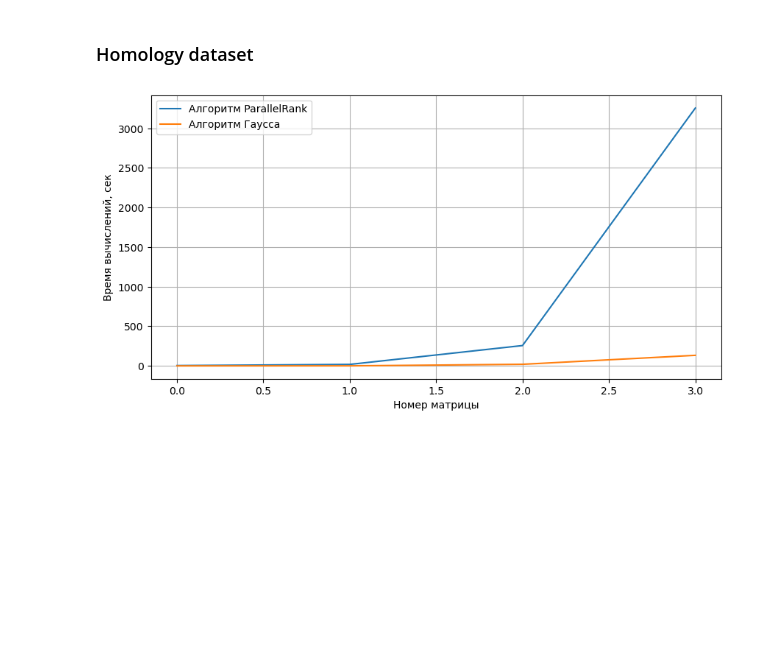
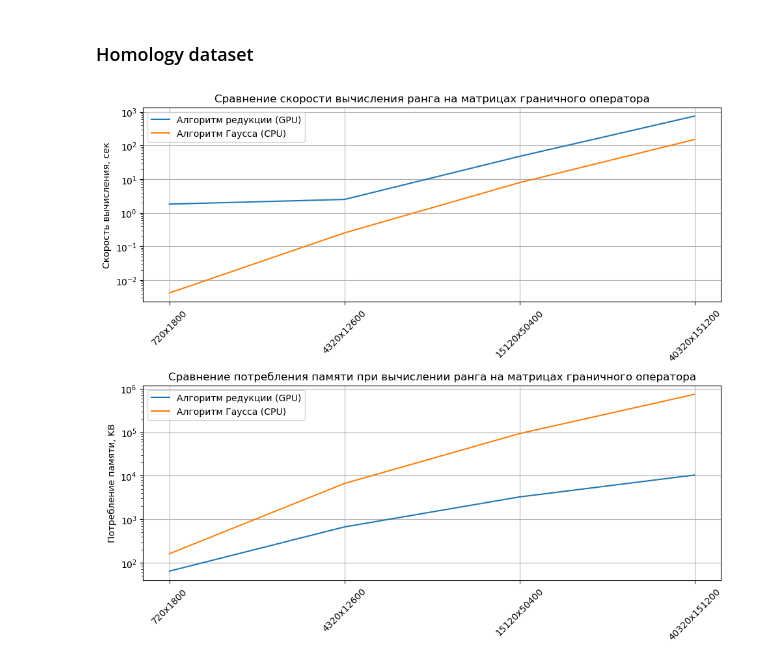
Before and after one commit to MShepelin/Parallel-Algorithms, a Jupyter notebook: analysis.ipynb, the cells around one changed output. Drawn from its saved outputs; the diff is of its cells as text; code cells hidden in the pictures; blank space fills up the shorter version.

```diff
--- a/analysis.ipynb
+++ b/analysis.ipynb
@@ -212,39 +212,70 @@ plt.show()
 [figure]
 # %% [markdown]
 ### Homology dataset
+# %%
+matrix = rand(100, 100, density=1e-3, format='csr', dtype=np.int8)
+for i in range(4):
+    find_rank(matrix.indptr, matrix.indices, matrix.shape[1], matrix.shape[0])
 # %%
 from time import perf_counter
 
 cpu_time = []
-cpu_res = []
+cpu_mem = []
 gpu_time = []
-gpu_res = []
+gpu_mem = []
 
 for i in range(4):
     matrix = load_npz("data/homology/PathGraph{}.npz".format(i))
+
     time_start = perf_counter()
-    rank1 = find_rank(matrix.indptr, matrix.indices, matrix.shape[1], matrix.shape[0])
+    rank, mem = find_rank(matrix.indptr, matrix.indices, matrix.shape[1], matrix.shape[0], algorithm='hom', log_memory=True)
     time_stop = perf_counter()
     gpu_time.append(time_stop-time_start)
-    gpu_res.append(rank1)
+    gpu_mem.append(mem)
 
     time_start = perf_counter()
-    rank2 = find_rank(matrix.indptr, matrix.indices, matrix.shape[1], matrix.shape[0], algorithm='gauss')
+    rank, mem = find_rank(matrix.indptr, matrix.indices, matrix.shape[1], matrix.shape[0], algorithm='gauss', log_memory=True)
     time_stop = perf_counter()
     cpu_time.append(time_stop-time_start)
-    cpu_res.append(rank2)
+    cpu_mem.append(mem)
-# %%
-from matplotlib import pyplot as plt
-fig = plt.figure(figsize=(10, 5))
-plt.plot(np.arange(4), gpu_time, label="Алгоритм ParallelRank")
-plt.plot(np.arange(4), cpu_time, label="Алгоритм Гаусса")
-plt.xlabel("Номер матрицы")
-plt.ylabel("Время вычислений, сек")
-plt.legend()
-plt.grid()
-plt.show()
-# %% [output]
-[figure, removed]
+# %%
+from matplotlib.ticker import StrMethodFormatter
+from matplotlib import pyplot as plt
+import numpy as np
+
+used_sides = [0, 1, 2, 3]
+sizes = [(720, 1800), (4320, 12600), (15120, 50400), (40320, 151200)]
+fig, axs = plt.subplots(2, figsize=(10, 8))
+
+axs[0].title.set_text('Сравнение скорости вычисления ранга на матрицах граничного оператора')
+axs[0].plot(used_sides, gpu_time, label="Алгоритм редукции (GPU)")
+axs[0].plot(used_sides, cpu_time, label="Алгоритм Гаусса (CPU)")
+axs[0].set_ylabel('Скорость вычисления, сек')
+
+axs[1].title.set_text('Сравнение потребления памяти при вычислении ранга на матрицах граничного оператора')
+axs[1].plot(used_sides, np.array(gpu_mem) // 1024, label="Алгоритм редукции (GPU)")
+axs[1].plot(used_sides, np.array(cpu_mem) // 1024, label="Алгоритм Гаусса (CPU)")
+axs[1].set_ylabel('Потребление памяти, KB')
+
+plt.tight_layout(h_pad=6)
+
+for i in range(2):
+    axs[i].grid()
+    axs[i].set_yscale('log')
+    plt.sca(axs[i])
+    plt.xticks(
+        used_sides,
+        list(map(lambda x: "{}x{}".format(
+            sizes[x][0],
+            sizes[x][1]
+        ), used_sides)),
+        rotation=45
+    )
+    axs[i].legend()
+
+plt.show()
+# %% [output]
+[figure, added]
 # %%
 np.save("data/homology_algo_time", gpu_time)
 np.save("data/homology_algo_time_gauss", cpu_time)
```
Also changed, not shown: parts of 1 cell of this notebook, 9 other files.
